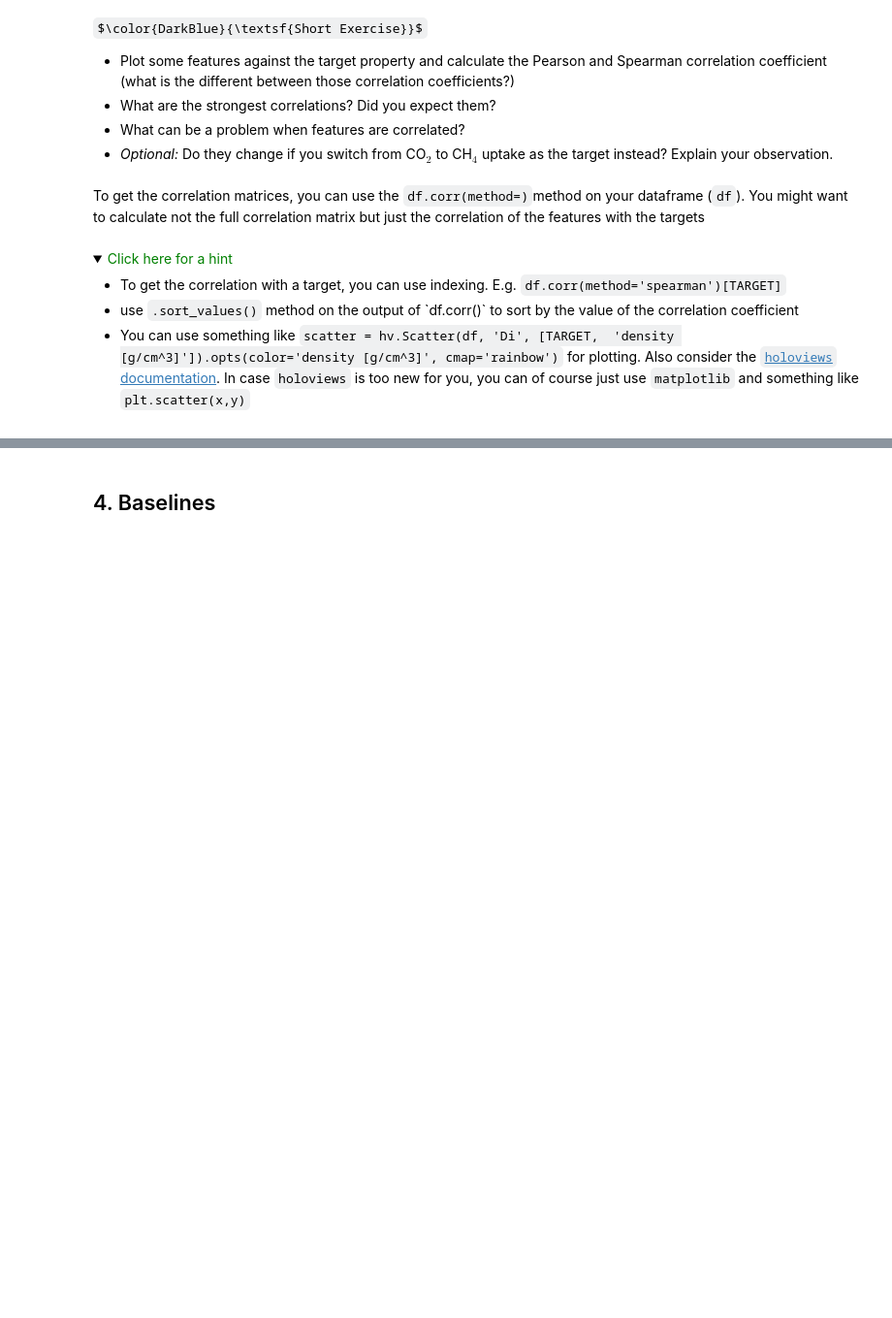
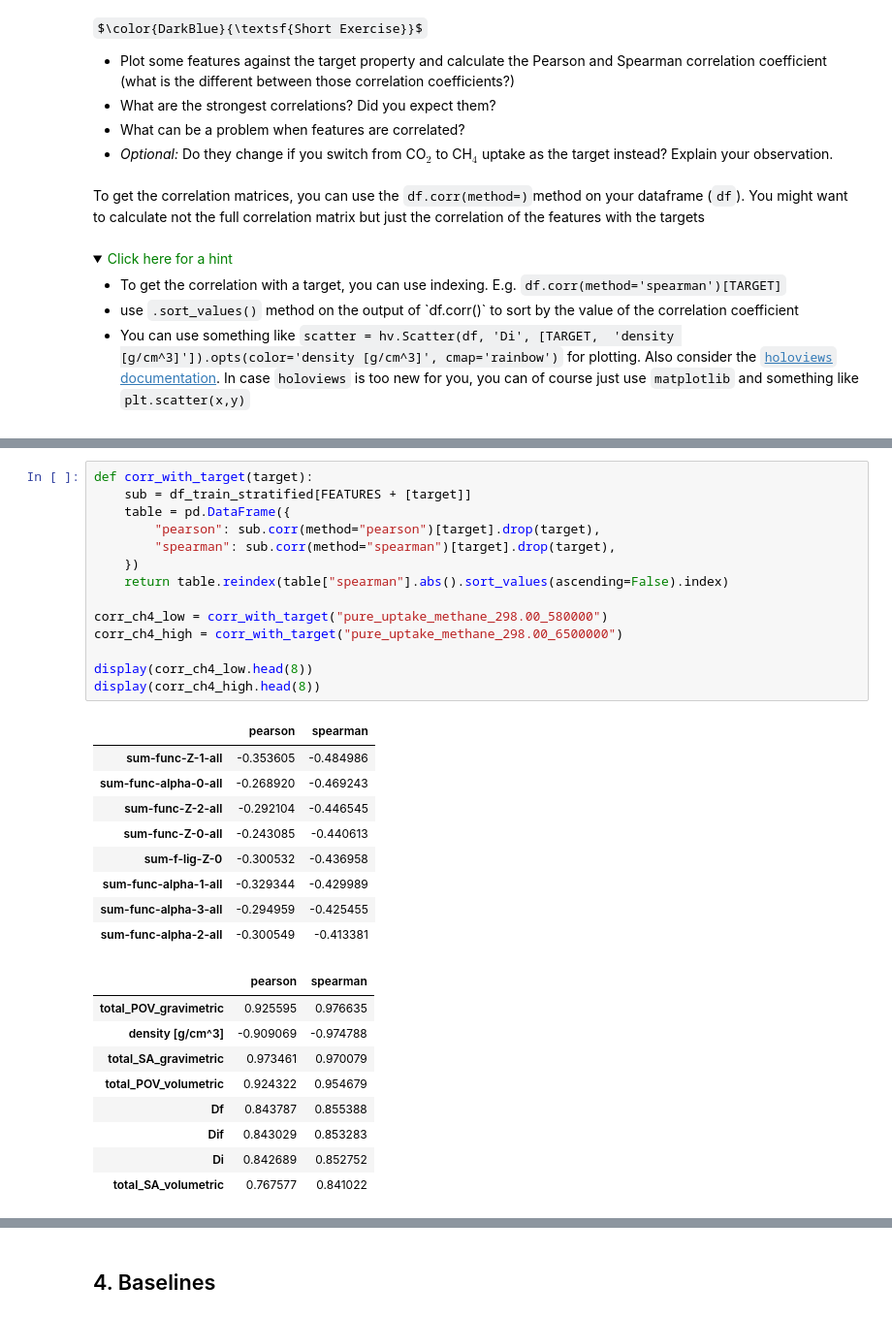
Before and after one commit to SimonLupascu/ml_project_ch315, a Jupyter notebook: group#_block3_project.ipynb, the cells around one changed output, grey strips where cells are left out. Shown at 97% size. Saved outputs shown, nothing was run; the diff lists cells and outputs as text; folded sections open; some formulas as TeX source; blank space fills up the shorter version.

```diff
--- a/group#_block3_project.ipynb
+++ b/group#_block3_project.ipynb
@@ -625,0 +659,33 @@ To get the correlation matrices, you can use the `df.corr(method=)`method on you
+# %%
+def corr_with_target(target):
+    sub = df_train_stratified[FEATURES + [target]]
+    table = pd.DataFrame({
+        "pearson": sub.corr(method="pearson")[target].drop(target),
+        "spearman": sub.corr(method="spearman")[target].drop(target),
+    })
+    return table.reindex(table["spearman"].abs().sort_values(ascending=False).index)
+
+corr_ch4_low = corr_with_target("pure_uptake_methane_298.00_580000")
+corr_ch4_high = corr_with_target("pure_uptake_methane_298.00_6500000")
+
+display(corr_ch4_low.head(8))
+display(corr_ch4_high.head(8))
+# %% [output]
+|  | pearson | spearman |
+| sum-func-Z-1-all | -0.353605 | -0.484986 |
+| sum-func-alpha-0-all | -0.268920 | -0.469243 |
+| sum-func-Z-2-all | -0.292104 | -0.446545 |
+| sum-func-Z-0-all | -0.243085 | -0.440613 |
+| sum-f-lig-Z-0 | -0.300532 | -0.436958 |
+| sum-func-alpha-1-all | -0.329344 | -0.429989 |
+| sum-func-alpha-3-all | -0.294959 | -0.425455 |
+| sum-func-alpha-2-all | -0.300549 | -0.413381 |
+|  | pearson | spearman |
+| total_POV_gravimetric | 0.925595 | 0.976635 |
+| density [g/cm^3] | -0.909069 | -0.974788 |
+| total_SA_gravimetric | 0.973461 | 0.970079 |
+| total_POV_volumetric | 0.924322 | 0.954679 |
+| Df | 0.843787 | 0.855388 |
+| Dif | 0.843029 | 0.853283 |
+| Di | 0.842689 | 0.852752 |
+| total_SA_volumetric | 0.767577 | 0.841022 |
```
Also changed, not shown: parts of 14 cells of this notebook.
